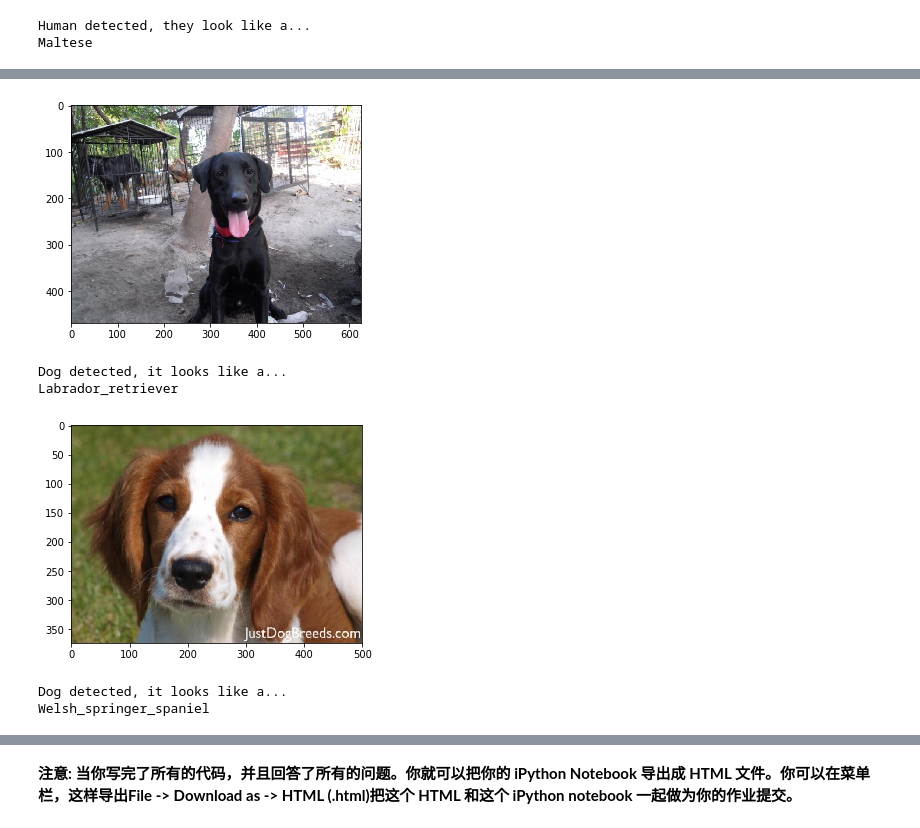
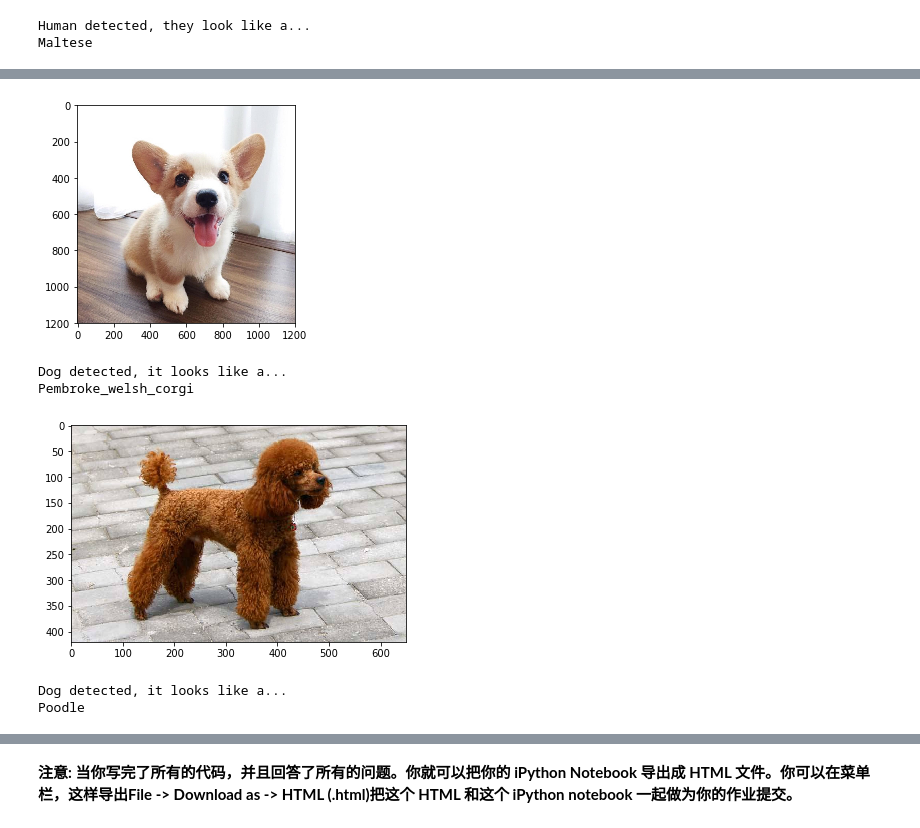
Before and after one commit to xho22/MLND_CN_P4_Dog_Project, a Jupyter notebook: dog_app.ipynb, the cells around one changed output, grey strips where cells are left out. Drawn from its saved outputs; the diff is of its cells as text; code cells hidden in the pictures.

```diff
--- a/dog_app.ipynb
+++ b/dog_app.ipynb
@@ -893,12 +895,12 @@ Curly-coated_retriever
 # %%
-dog_algo('images/Labrador_retriever_06449.jpg')
+dog_algo('images/sample_dog2.jpeg')
 # %% [output]
-[figure, old version]
+[figure, new version]
 Dog detected, it looks like a...
-Labrador_retriever
+Pembroke_welsh_corgi
 # %%
-dog_algo('images/Welsh_springer_spaniel_08203.jpg')
+dog_algo('images/sample_dog3.jpeg')
 # %% [output]
-[figure, old version]
+[figure, new version]
 Dog detected, it looks like a...
-Welsh_springer_spaniel
+Poodle
```
Also changed, not shown: parts of 5 cells of this notebook, 6 other files.
